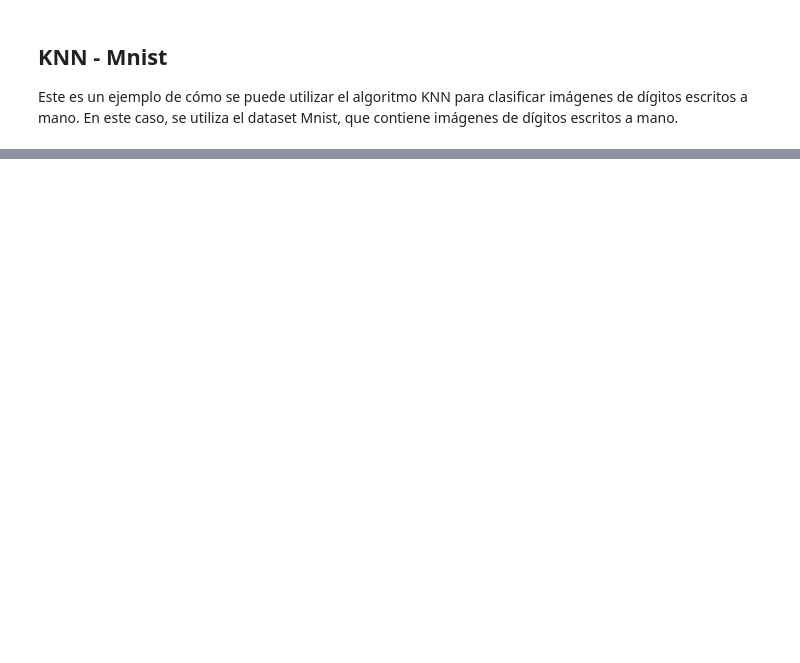
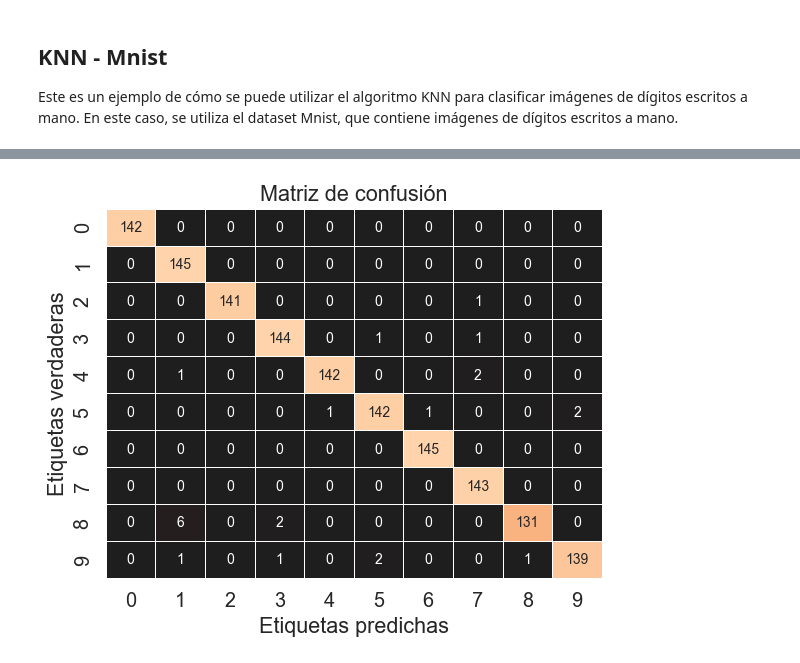
Before and after one commit to SebastianCB-dev/bootcamp-ai-intermediate-talentotech, a Jupyter notebook: talleres/taller2-knn-mnist/knn-mnist.ipynb, the cells around one changed output, grey strips where cells are left out. Saved outputs shown, nothing was run; the diff lists cells and outputs as text; code cells hidden in the pictures; blank space fills up the shorter version.

```diff
--- a/talleres/taller2-knn-mnist/knn-mnist.ipynb
+++ b/talleres/taller2-knn-mnist/knn-mnist.ipynb
@@ -28,0 +83,4 @@ Note: you may need to restart the kernel to use updated packages.
+# %%
+# Modelo KNN
+K = 10
+neigh = KNeighborsClassifier(n_neighbors=K)
@@ -28,0 +92,7 @@ Note: you may need to restart the kernel to use updated packages.
+# %%
+# Predicción con la data de entrenamiento
+y_train_pred = neigh.predict(x_train)
+# %%
+# Matriz de confusion con datos de entrenamiento
+cm = confusion_matrix(y_train, y_train_pred)
+cm
@@ -28,0 +110,10 @@ Note: you may need to restart the kernel to use updated packages.
+# %%
+# graficando con Pyplot y seaborn
+sns.set_theme(font_scale=1.3)
+sns.heatmap(cm, annot=True, annot_kws={"size": 10}, fmt='g', center=0, linewidths=0.5, cbar=False)
+plt.ylabel('Etiquetas verdaderas')
+plt.xlabel('Etiquetas predichas')
+plt.title('Matriz de confusión')
+plt.show()
+# %% [output]
+[figure, added]
```
Also changed, not shown: parts of 17 cells of this notebook.
